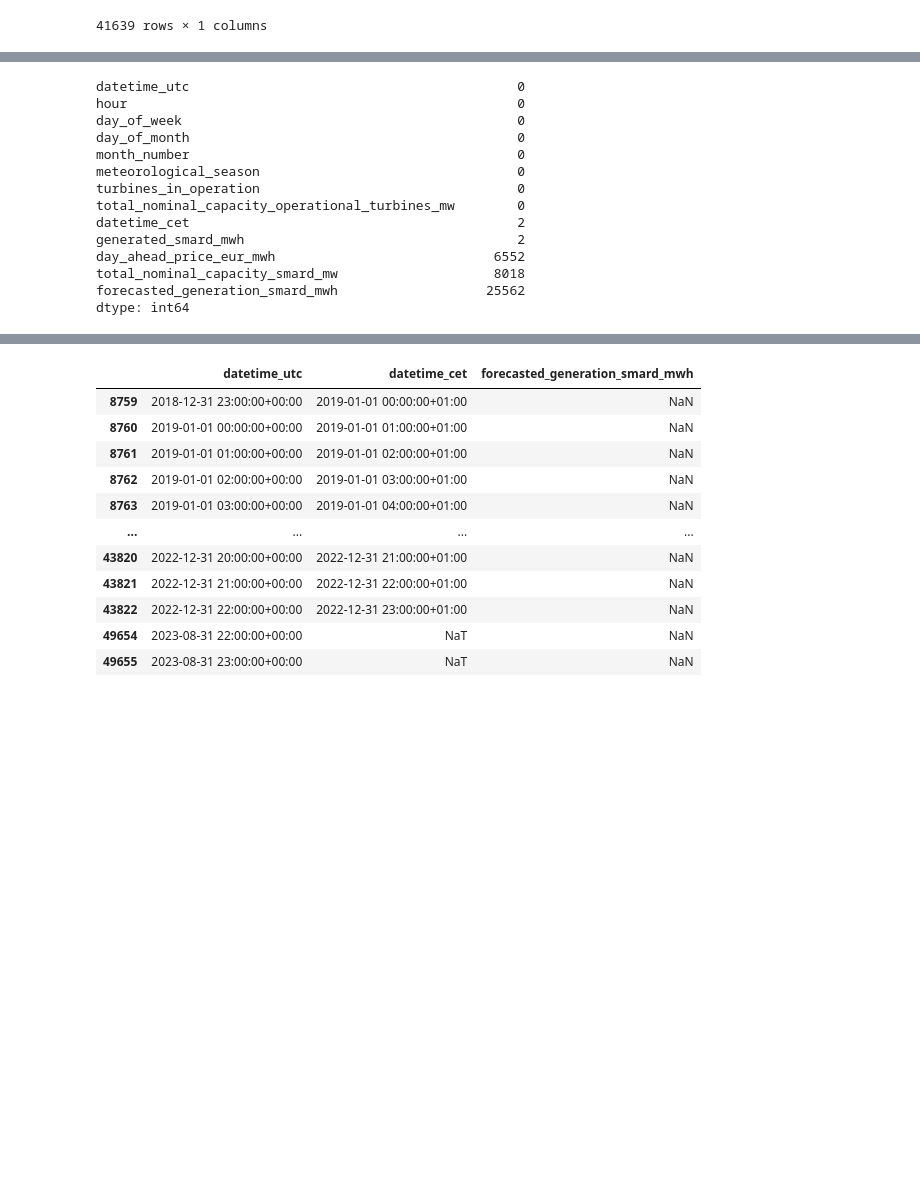
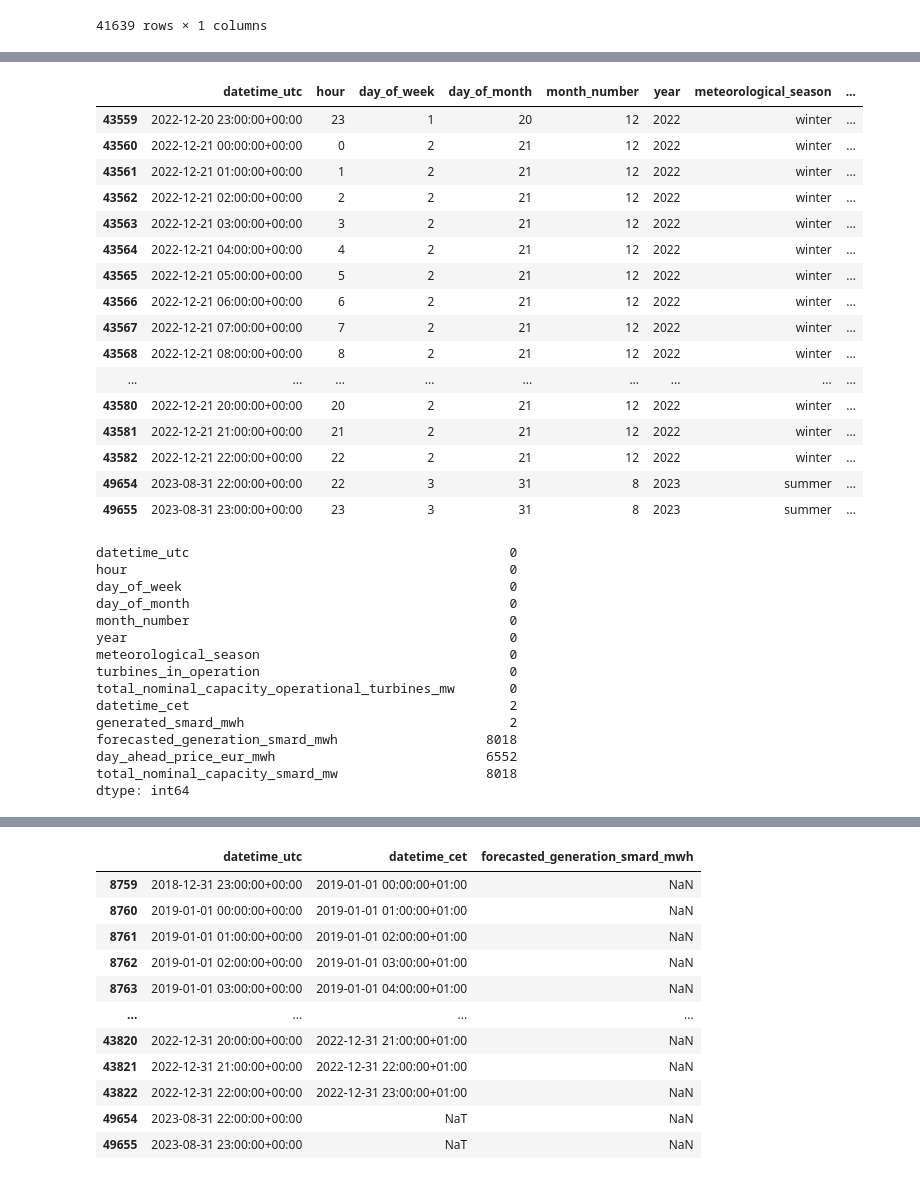
Before and after one commit to meteoviz/wind_power_forecasting_germany, a Jupyter notebook: notebooks/ML_dataframe.ipynb, the cells around one changed output, grey strips where cells are left out. Saved outputs shown, nothing was run; the diff lists cells and outputs as text; code cells hidden in the pictures; blank space fills up the shorter version.

```diff
--- a/notebooks/ML_dataframe.ipynb
+++ b/notebooks/ML_dataframe.ipynb
@@ -361,7 +360,7 @@ def load_SMARD_forecasted_generation_data():
     list_of_dataframes = []
     for filepath in data_path.joinpath('SMARD').iterdir():
         if filepath.name.startswith('Prognostizierte_Erzeugung_Day-Ahead'):
-            list_of_dataframes.append(pd.read_csv(filepath, sep=';'))
+            list_of_dataframes.append(pd.read_csv(filepath, sep=';', na_values='-'))
 
     # Check that num of rows is what I expect after concatenating dfs
     num_of_rows = 0
@@ -404,7 +403,7 @@ def load_SMARD_forecasted_generation_data():
 
     # Convert European thousands and decimal seperators in values to (US/UK) decimal full stop format
     translation_table = str.maketrans({'.': None, ',': '.'})
-    df['forecasted_generation_smard_mwh'] = df['forecasted_generation_smard_mwh'].str.translate(translation_table).astype(float)
+    # df['forecasted_generation_smard_mwh'] = df['forecasted_generation_smard_mwh'].str.translate(translation_table).astype(float)
 
     # Sort rows by datetime_cet
     df.sort_values('datetime_cet', inplace=True)
@@ -760,17 +715,38 @@ df_main.drop(df_main.filter(regex='_remove$').columns, axis=1, inplace=True)
+# %%
+df_main.loc[df_main['forecasted_generation_smard_mwh'].isna()]
+# %% [output]
+|  | datetime_utc | hour | day_of_week | day_of_month | month_number | year | meteorological_season | ... |
+| 43559 | 2022-12-20 23:00:00+00:00 | 23 | 1 | 20 | 12 | 2022 | winter | ... |
+| 43560 | 2022-12-21 00:00:00+00:00 | 0 | 2 | 21 | 12 | 2022 | winter | ... |
+| 43561 | 2022-12-21 01:00:00+00:00 | 1 | 2 | 21 | 12 | 2022 | winter | ... |
+| 43562 | 2022-12-21 02:00:00+00:00 | 2 | 2 | 21 | 12 | 2022 | winter | ... |
+| 43563 | 2022-12-21 03:00:00+00:00 | 3 | 2 | 21 | 12 | 2022 | winter | ... |
+| 43564 | 2022-12-21 04:00:00+00:00 | 4 | 2 | 21 | 12 | 2022 | winter | ... |
+| 43565 | 2022-12-21 05:00:00+00:00 | 5 | 2 | 21 | 12 | 2022 | winter | ... |
+| 43566 | 2022-12-21 06:00:00+00:00 | 6 | 2 | 21 | 12 | 2022 | winter | ... |
+| 43567 | 2022-12-21 07:00:00+00:00 | 7 | 2 | 21 | 12 | 2022 | winter | ... |
+| 43568 | 2022-12-21 08:00:00+00:00 | 8 | 2 | 21 | 12 | 2022 | winter | ... |
+| ... | ... | ... | ... | ... | ... | ... | ... | ... |
+| 43580 | 2022-12-21 20:00:00+00:00 | 20 | 2 | 21 | 12 | 2022 | winter | ... |
+| 43581 | 2022-12-21 21:00:00+00:00 | 21 | 2 | 21 | 12 | 2022 | winter | ... |
+| 43582 | 2022-12-21 22:00:00+00:00 | 22 | 2 | 21 | 12 | 2022 | winter | ... |
+| 49654 | 2023-08-31 22:00:00+00:00 | 22 | 3 | 31 | 8 | 2023 | summer | ... |
+| 49655 | 2023-08-31 23:00:00+00:00 | 23 | 3 | 31 | 8 | 2023 | summer | ... |
 # %%
 df_main.isna().sum()
 # %% [output]
-datetime_utc                                          0
-hour                                                  0
-day_of_week                                           0
-day_of_month                                          0
-month_number                                          0
-meteorological_season                                 0
-turbines_in_operation                                 0
-total_nominal_capacity_operational_turbines_mw        0
-datetime_cet                                          2
-generated_smard_mwh                                   2
-day_ahead_price_eur_mwh                            6552
-total_nominal_capacity_smard_mw                    8018
-forecasted_generation_smard_mwh                   25562
+datetime_utc                                         0
+hour                                                 0
+day_of_week                                          0
+day_of_month                                         0
+month_number                                         0
+year                                                 0
+meteorological_season                                0
+turbines_in_operation                                0
+total_nominal_capacity_operational_turbines_mw       0
+datetime_cet                                         2
+generated_smard_mwh                                  2
+forecasted_generation_smard_mwh                   8018
+day_ahead_price_eur_mwh                           6552
+total_nominal_capacity_smard_mw                   8018
 dtype: int64
```
Also changed, not shown: parts of 18 cells of this notebook.
